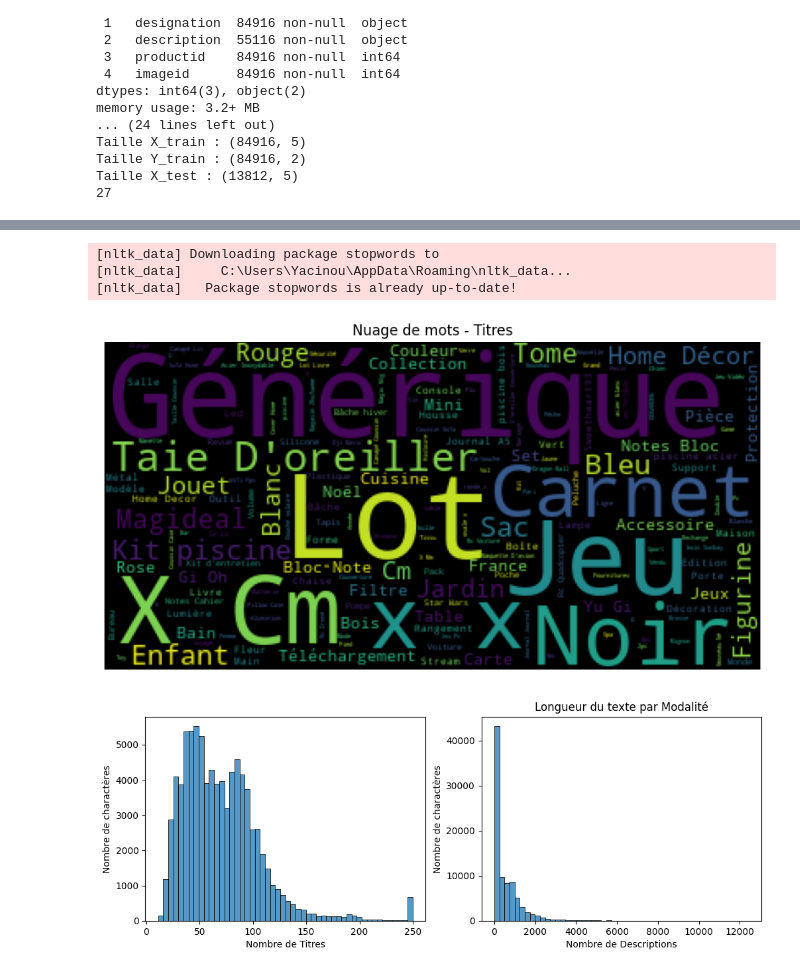
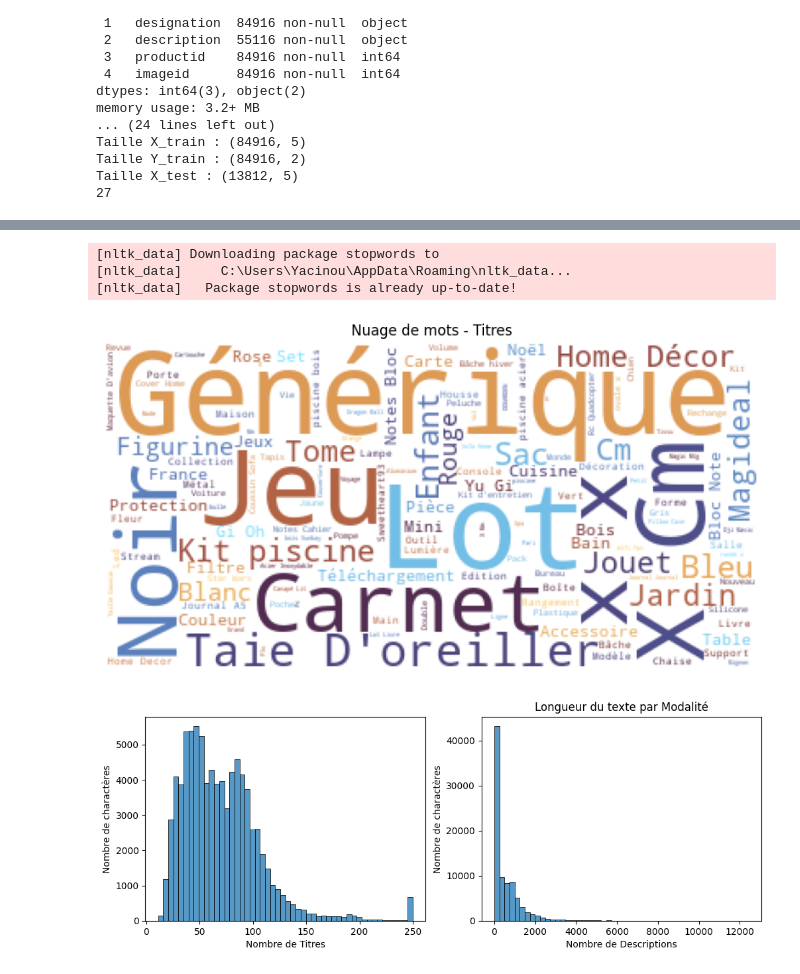
Before and after one commit to YacineA7/Rakuten-MLE-DEC25, a Jupyter notebook: notebooks/DataViz.ipynb, the cells around one changed output, grey strips where cells are left out. Saved outputs shown, nothing was run; the diff lists cells and outputs as text; code cells hidden in the pictures.

```diff
--- a/notebooks/DataViz.ipynb
+++ b/notebooks/DataViz.ipynb
@@ -75,26 +96,27 @@ plt.show()
 # %%
 from wordcloud import WordCloud
 import nltk
 from nltk.corpus import stopwords
 
 # Nuage de mots pour les titres
-plt.figure(figsize=(10,6))
+plt.figure(figsize=(8,8))
 nltk.download('stopwords')
 stop_words = set(stopwords.words('french') + stopwords.words('english') + stopwords.words('german'))
 text = ' '.join(X_train['designation'].dropna())
-wc = WordCloud(stopwords=stop_words).generate(text)
+wc = WordCloud(colormap='managua', background_color='white',stopwords=stop_words).generate(text)
 plt.imshow(wc)
 plt.axis('off')
 plt.title("Nuage de mots - Titres")
+plt.tight_layout()
 plt.show()
 
 # Mot clés métiers dominants
 # Validation : TF-IDF top 10 vs classes -> corrélation de pearson > 0.8 avec prdtypecode -> on peut conclure que les mots clés métiers sont de bons indicateurs pour différencier les classes de produits
 # %% [output]
 [nltk_data] Downloading package stopwords to
 [nltk_data]     C:\Users\Yacinou\AppData\Roaming\nltk_data...
 [nltk_data]   Package stopwords is already up-to-date!
-[figure, old version]
+[figure, new version]
 # %%
 X_train['title_len'] = X_train['designation'].str.len()
 X_train['desc_len'] = X_train['description'].fillna('').str.len()
```
Also changed, not shown: parts of 2 cells of this notebook, 6 other files.
